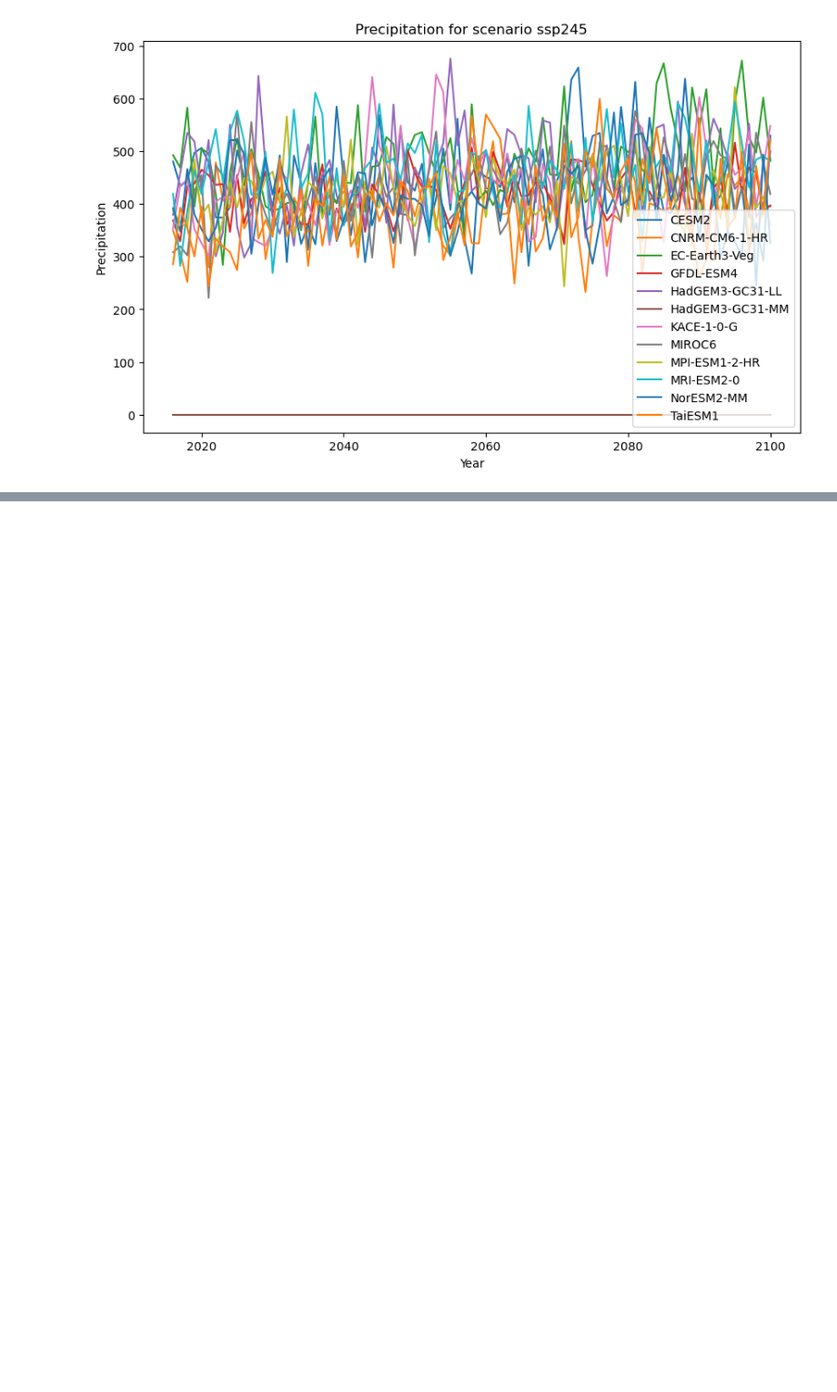
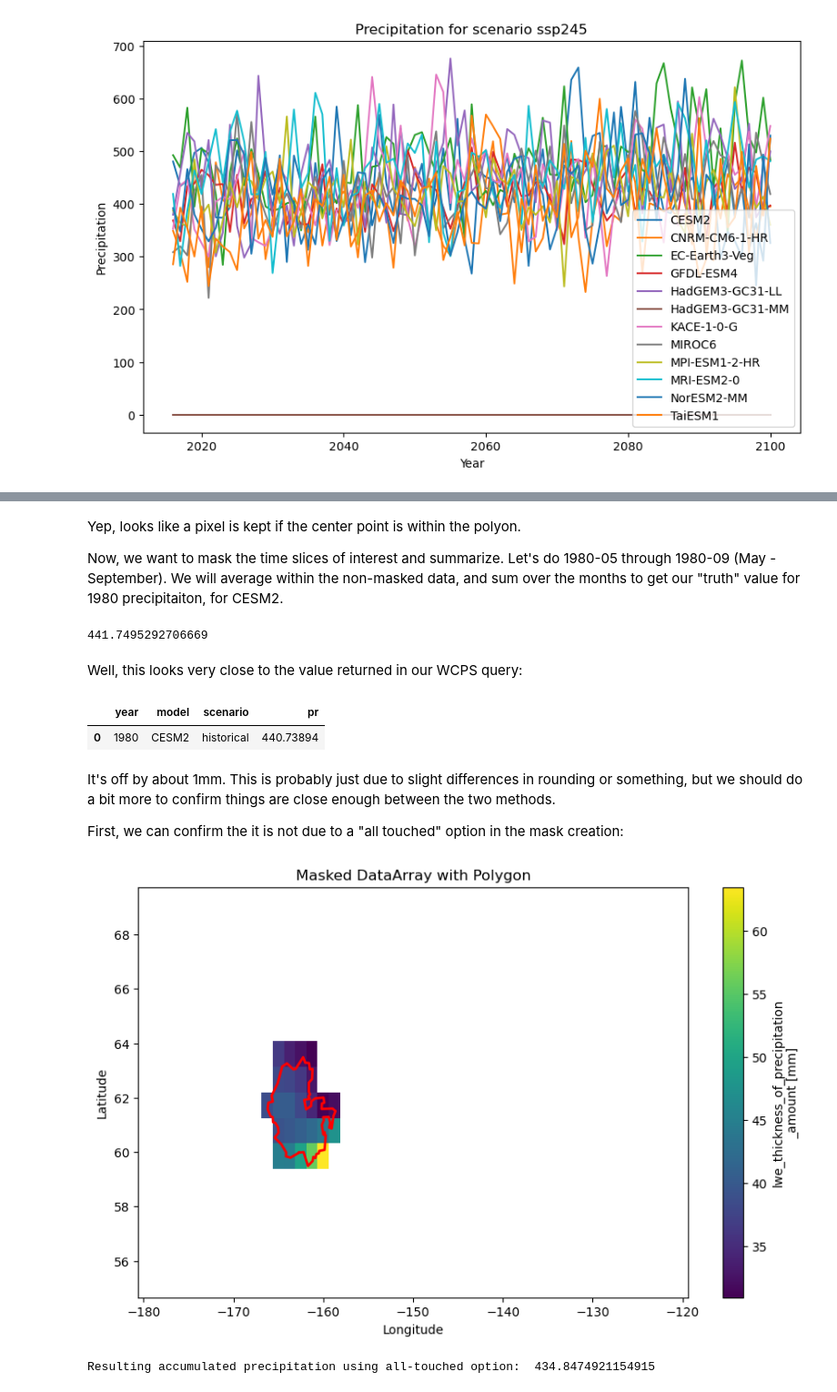
Before and after one commit to ua-snap/ardac-toolbox, a Jupyter notebook: notebooks/cmip6_polygon_summary.ipynb, the cells around one changed output, grey strips where cells are left out. Shown at 91% size. Cells and saved outputs as stored; diff of their text form; code cells hidden in the pictures; blank space fills up the shorter version.

```diff
--- a/notebooks/cmip6_polygon_summary.ipynb
+++ b/notebooks/cmip6_polygon_summary.ipynb
@@ -229,0 +319,73 @@ plt.show()
+# %% [markdown]
+Yep, looks like a pixel is kept if the center point is within the polyon.
+
+Now, we want to mask the time slices of interest and summarize. Let's do 1980-05 through 1980-09 (May - September). We will average within the non-masked data, and sum over the months to get our "truth" value for 1980 precipitaiton, for CESM2.
+# %%
+pr_accum = []
+for i in range(5):
+    pr_accum.append(
+        np.nanmean(
+            tmp_ds.pr.transpose("time", "lat", "lon")
+            .sel(time=f"1980-0{5 + i}-15")
+            .squeeze()
+            .where(mask)
+            .values
+        )
+    )
+np.sum(pr_accum)
+# %% [output]
+441.7495292706669
+# %% [markdown]
+Well, this looks very close to the value returned in our WCPS query:
+# %%
+pr_df.query("year == 1980 & scenario == 'historical' & model == 'CESM2'")
+# %% [output]
+|  | year | model | scenario | pr |
+| 0 | 1980 | CESM2 | historical | 440.73894 |
+# %% [markdown]
+It's off by about 1mm. This is probably just due to slight differences in rounding or something, but we should do a bit more to confirm things are close enough between the two methods.
+
+First, we can confirm the it is not due to a "all touched" option in the mask creation:
+# %%
+mask = rasterio.features.geometry_mask(
+    [yk_poly_4326],
+    out_shape=tmp_ds.pr.shape[1:],
+    transform=tmp_ds.rio.transform(),
+    invert=True,
+    all_touched=True,
+)
+
+fig, ax = plt.subplots(figsize=(10, 6))
+tmp_ds.pr.transpose("time", "lat", "lon").sel(time="1980-01-15").squeeze().where(
+    mask
+).sel(lon=slice(-180, -120), lat=slice(70, 55)).plot(
+    x="lon", ax=ax, label="Masked DataArray"
+)
+
+x, y = yk_poly_4326.exterior.xy
+ax.plot(x, y, color="red", linewidth=2, label="Polygon")
+
+
+ax.set_xlabel("Longitude")
+ax.set_ylabel("Latitude")
+ax.set_title("Masked DataArray with Polygon")
+plt.show()
+
+pr_accum = []
+for i in range(5):
+    pr_accum.append(
+        np.nanmean(
+            tmp_ds.pr.transpose("time", "lat", "lon")
+            .sel(time=f"1980-0{5 + i}-15")
+            .squeeze()
+            .where(mask)
+            .values
+        )
+    )
+
+result = np.sum(pr_accum)
+
+print("Resulting accumulated precipitation using all-touched option: ", result)
+# %% [output]
+[figure, added]
+Resulting accumulated precipitation using all-touched option:  434.8474921154915
```
Also changed, not shown: parts of 37 cells of this notebook.
